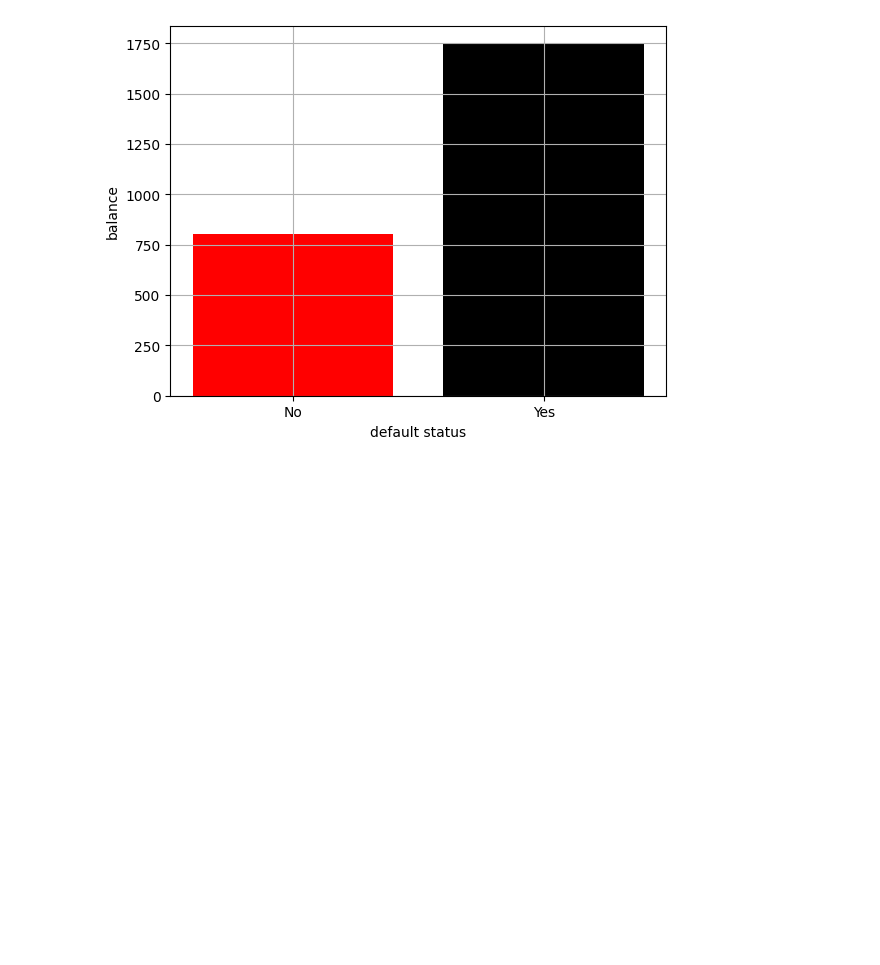
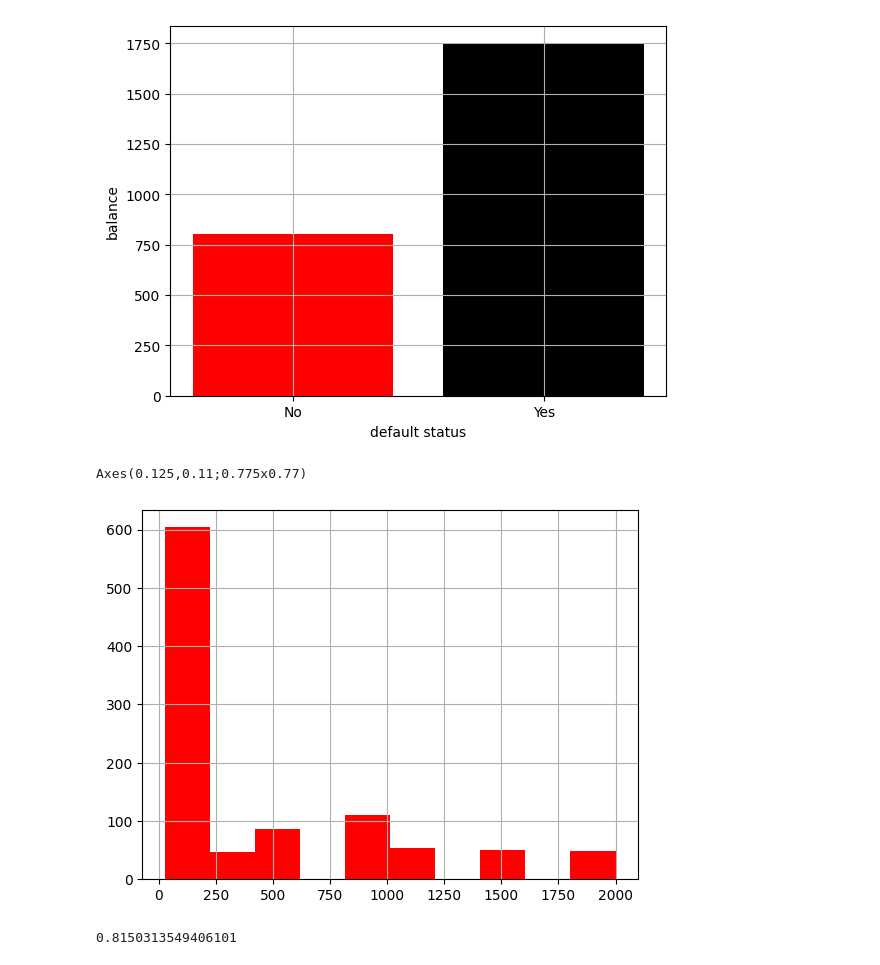
Before and after one commit to yash144-code/python-practice.ipynb, a Jupyter notebook: datascience(1).ipynb, the cells around one changed output. Saved outputs shown, nothing was run; the diff lists cells and outputs as text; code cells hidden in the pictures; blank space fills up the shorter version.

```diff
--- a/datascience(1).ipynb
+++ b/datascience(1).ipynb
@@ -587,3 +587,22 @@ plt.grid(True)
 plt.show()
 # %% [output]
 [figure]
+# %%
+import pandas as pd
+import matplotlib.pyplot as plt
+import seaborn as sns
+
+df= pd.read_csv("Sales Dataset.csv")
+
+print(df["Total Amount"].hist(color = "red"))
+# %% [output]
+Axes(0.125,0.11;0.775x0.77)
+[figure, added]
+# %%
+import pandas as pd
+
+df= pd.read_csv("Sales Dataset.csv")
+
+print(df["Total Amount"].kurt())
+# %% [output]
+0.8150313549406101
```
